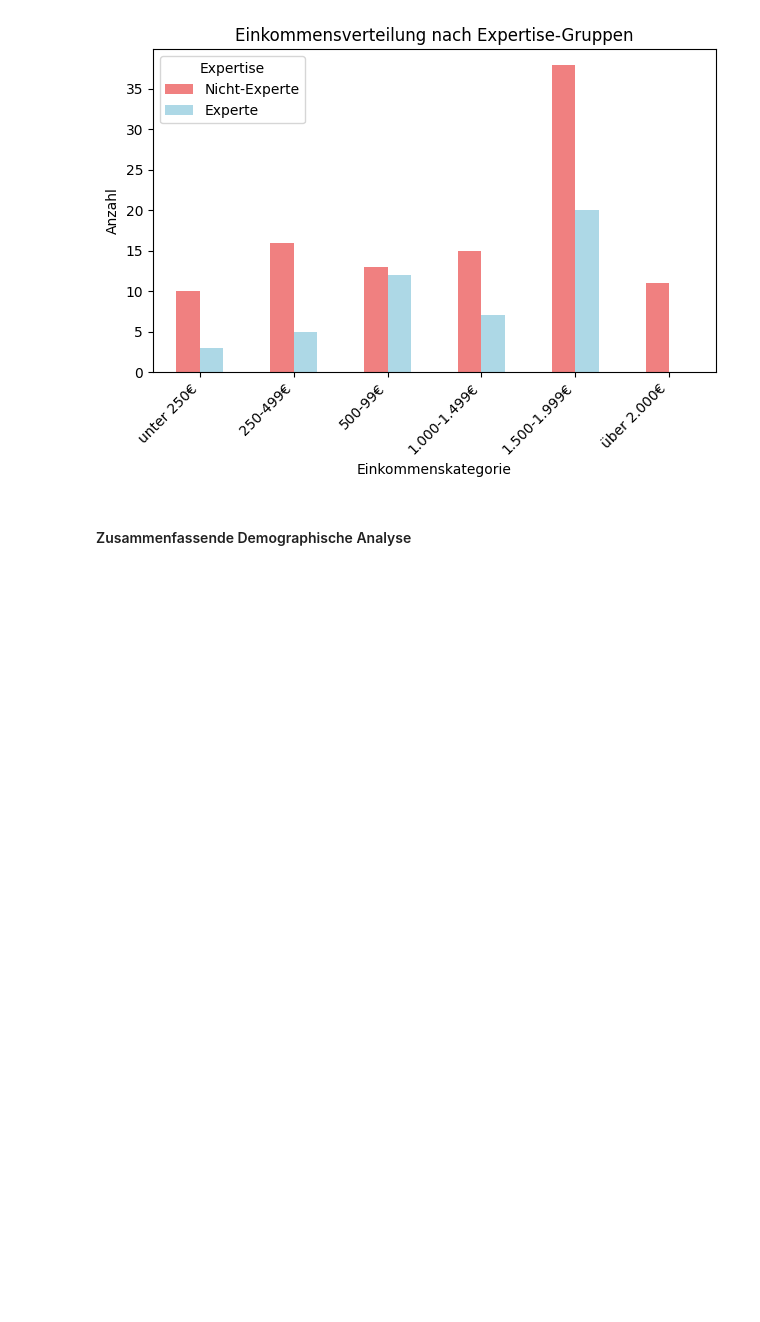
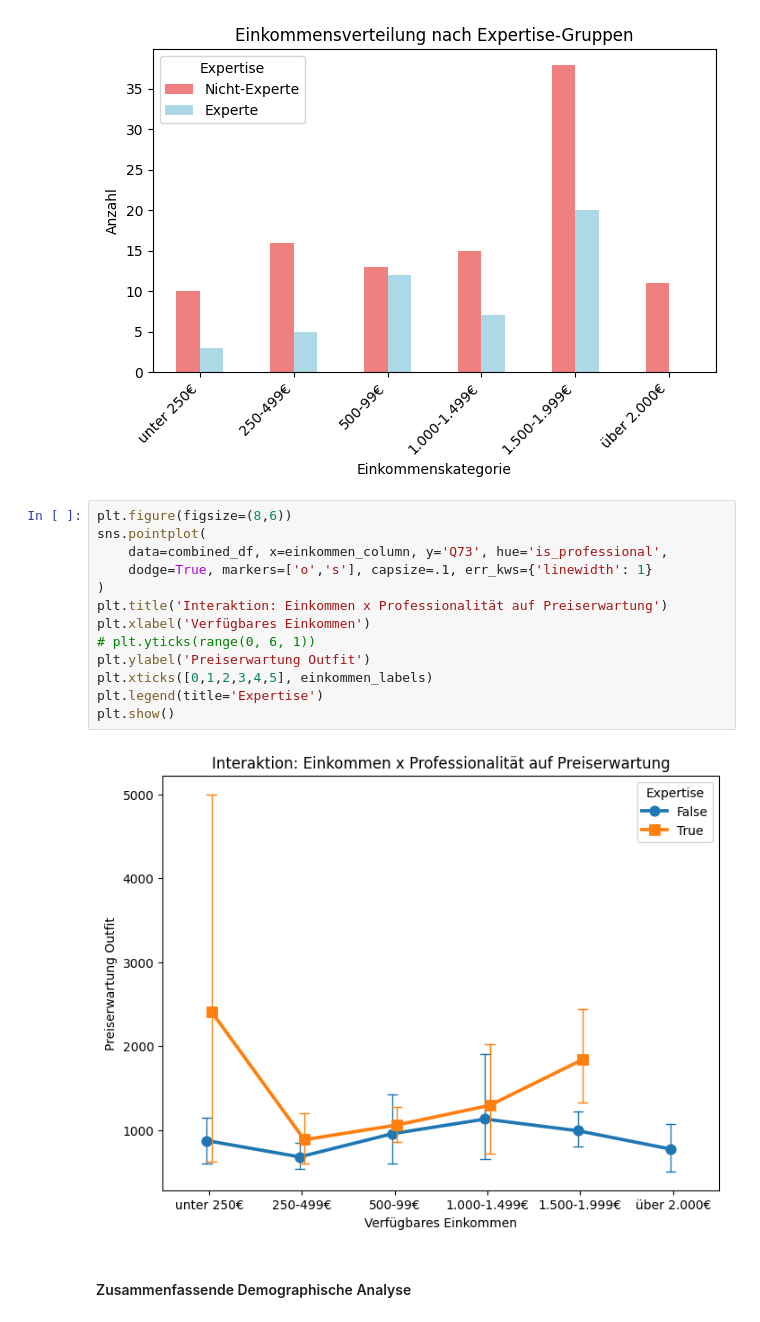
Before and after one commit to jkleinau/Datenanalyse, a Jupyter notebook: main.ipynb, the cells around one changed output. Cells and saved outputs as stored; diff of their text form; blank space fills up the shorter version.

```diff
--- a/main.ipynb
+++ b/main.ipynb
@@ -796,6 +941,21 @@ plt.show()
 [figure]
 <Figure size 1200x600 with 0 Axes>
 [figure]
+# %%
+plt.figure(figsize=(8,6))
+sns.pointplot(
+    data=combined_df, x=einkommen_column, y='Q73', hue='is_professional',
+    dodge=True, markers=['o','s'], capsize=.1, err_kws={'linewidth': 1}
+)
+plt.title('Interaktion: Einkommen x Professionalität auf Preiserwartung')
+plt.xlabel('Verfügbares Einkommen')
+# plt.yticks(range(0, 6, 1))
+plt.ylabel('Preiserwartung Outfit')
+plt.xticks([0,1,2,3,4,5], einkommen_labels)
+plt.legend(title='Expertise')
+plt.show()
+# %% [output]
+[figure, added]
 # %% [markdown]
 #### Zusammenfassende Demographische Analyse
 # %%
```
Also changed, not shown: parts of 6 cells of this notebook.
